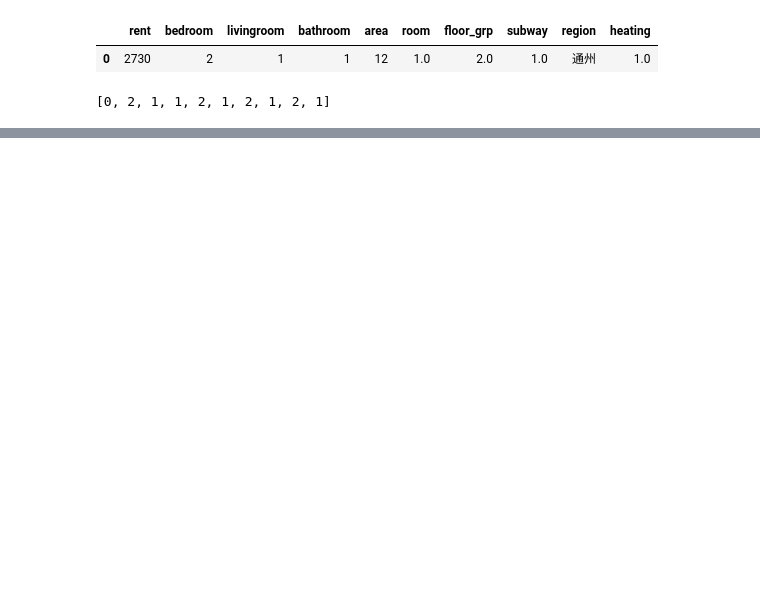
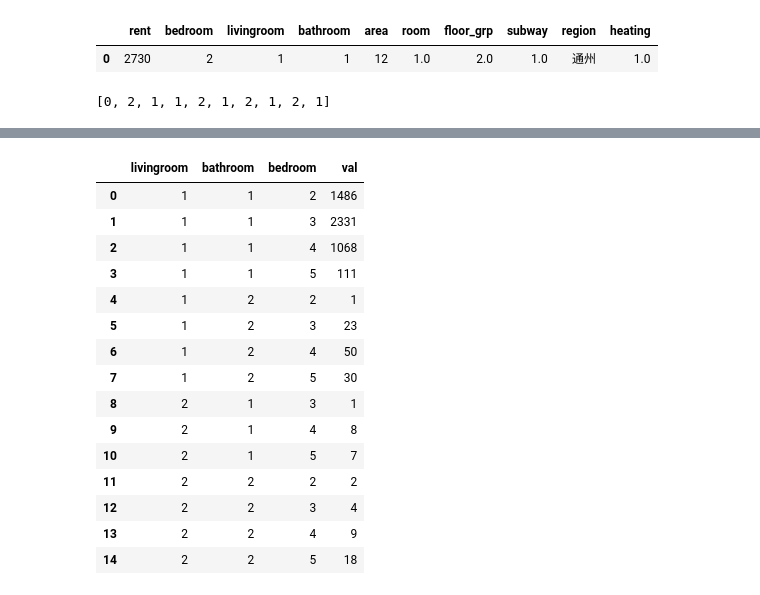
Before and after one commit to CiscoXY/DataAutomationAndPreviewBasedOnPython, a Jupyter notebook: 用北京房价测试.ipynb, the cells around one changed output, grey strips where cells are left out. Drawn from its saved outputs; the diff is of its cells as text; code cells hidden in the pictures; blank space fills up the shorter version.

```diff
--- a/用北京房价测试.ipynb
+++ b/用北京房价测试.ipynb
@@ -49,0 +57,25 @@ DS.Two_dim_autoplt(df[['bedroom' , 'region']] , [2 , 2] , dpi = 100)
+# %%
+
+
+new_df = df[['livingroom' , 'bathroom' , 'bedroom']]
+test = new_df.groupby(['livingroom' , 'bathroom' , 'bedroom'])
+b = pd.DataFrame(test.size().reset_index())
+b.columns=['livingroom' , 'bathroom' , 'bedroom' , 'val']
+b
+# %% [output]
+|  | livingroom | bathroom | bedroom | val |
+| 0 | 1 | 1 | 2 | 1486 |
+| 1 | 1 | 1 | 3 | 2331 |
+| 2 | 1 | 1 | 4 | 1068 |
+| 3 | 1 | 1 | 5 | 111 |
+| 4 | 1 | 2 | 2 | 1 |
+| 5 | 1 | 2 | 3 | 23 |
+| 6 | 1 | 2 | 4 | 50 |
+| 7 | 1 | 2 | 5 | 30 |
+| 8 | 2 | 1 | 3 | 1 |
+| 9 | 2 | 1 | 4 | 8 |
+| 10 | 2 | 1 | 5 | 7 |
+| 11 | 2 | 2 | 2 | 2 |
+| 12 | 2 | 2 | 3 | 4 |
+| 13 | 2 | 2 | 4 | 9 |
+| 14 | 2 | 2 | 5 | 18 |
```
Also changed, not shown: parts of 3 cells of this notebook, 25 other files.
